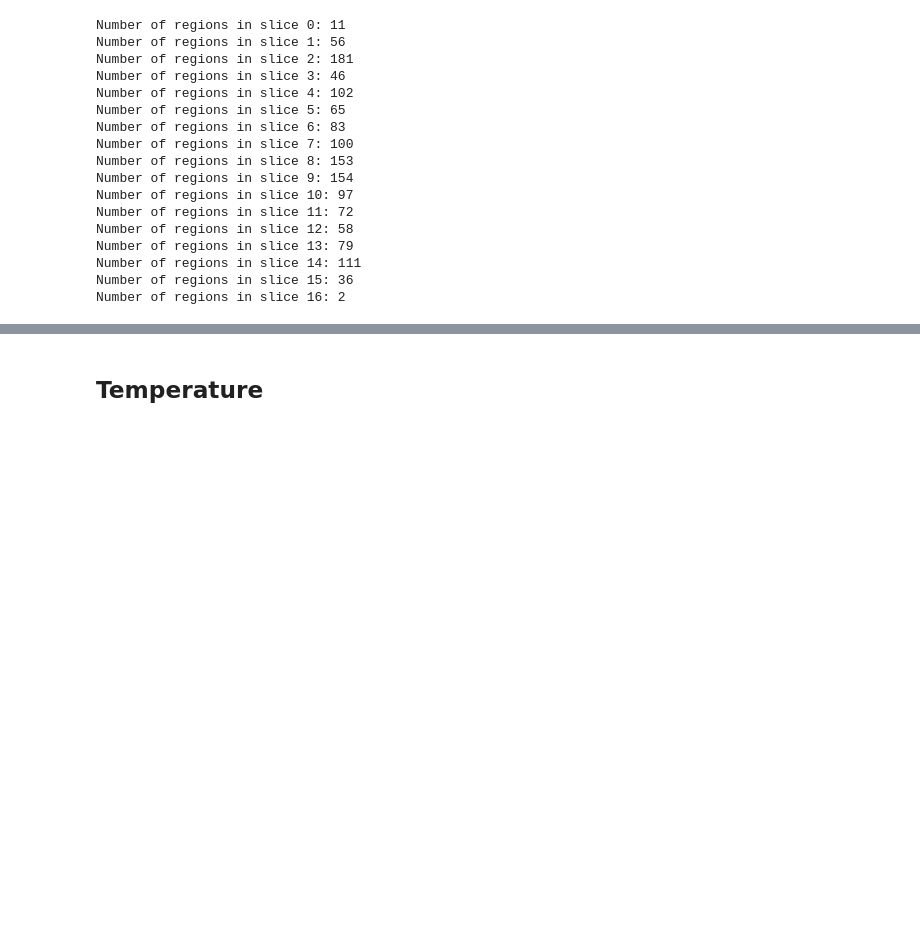
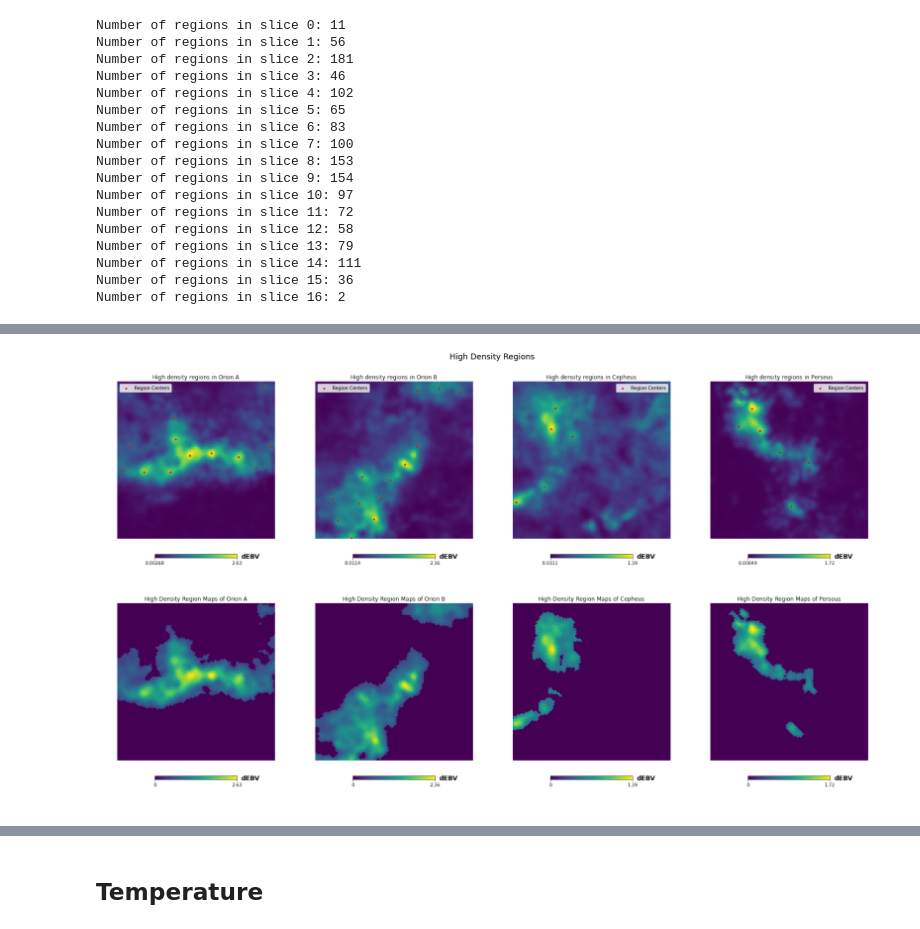
Before and after one commit to molinaca/CITA_StarFormationRegions, a Jupyter notebook: flagging_properties.ipynb, the cells around one changed output, grey strips where cells are left out. Saved outputs shown, nothing was run; the diff lists cells and outputs as text; code cells hidden in the pictures; blank space fills up the shorter version.

Commit message:
Added flagging for temperature, made panel and cleaned up some of the code

```diff
--- a/flagging_properties.ipynb
+++ b/flagging_properties.ipynb
@@ -11,3 +12,25 @@ from scipy.ndimage import label
 # %%
 #Find file with all data
 filename = data_files_path + "/All_data_3D_temperature_17_dist_bins_nside_128.hdf5"
+# %%
+#Make new directories to store images
+
+flagged_properties_path = image_path + '/Flagged_Properties'
+
+os.makedirs(flagged_properties_path, exist_ok=True)
+
+density_path = os.path.join(flagged_properties_path, 'Density')
+if not os.path.exists(density_path):
+    os.makedirs(density_path)
+    print("Directory ", density_path, " created.")
+
+else:
+    print("Directory ", density_path, " already exists.")
+
+temp_path = os.path.join(flagged_properties_path, 'Temperature')
+if not os.path.exists(temp_path):
+    os.makedirs(temp_path)
+    print("Directory ", temp_path, " created.")
+
+else:
+    print("Directory ", temp_path, " already exists.")
@@ -130,3 +181,21 @@ vf.overplot_region_gnomview(region_info, dEBV, d_perseus, rot=[l_perseus,b_perse
+# %%
+def create_panel(size, figsize, path, images, title, ):
+    panel, axs = plt.subplots(size[0], size[1], figsize=figsize)
+
+    for i in range(size[0]):
+        for j in range(size[1]):
+            img = Image.open(path + f'/{images[i*size[1]+j]}.png')
+            axs[i,j].imshow(img)
+            axs[i,j].axis('off')
+
+    panel.suptitle(title, fontsize=18)
+    plt.tight_layout()
+    plt.show()
+# %%
+dEBV_imgs = ['OrionA', 'OrionB', 'Cepheus', 'Perseus', 'OrionA_map', 'OrionB_map', 'Cepheus_map', 'Perseus_map']
+create_panel([2,4], (25,15), density_path, dEBV_imgs, 'High Density Regions')
+# %% [output]
+[figure, added]
 # %%
 #Can use this to filter regions but not really necessary
 #orion_regions, orion_regions_all = calc.get_region_maps(region_info, nside, d_orion, filter=True, rot=[l_orionA, b_orionA], radius = 0.2, combine=True)
```
Also changed, not shown: parts of 25 cells of this notebook, 2 other files.
